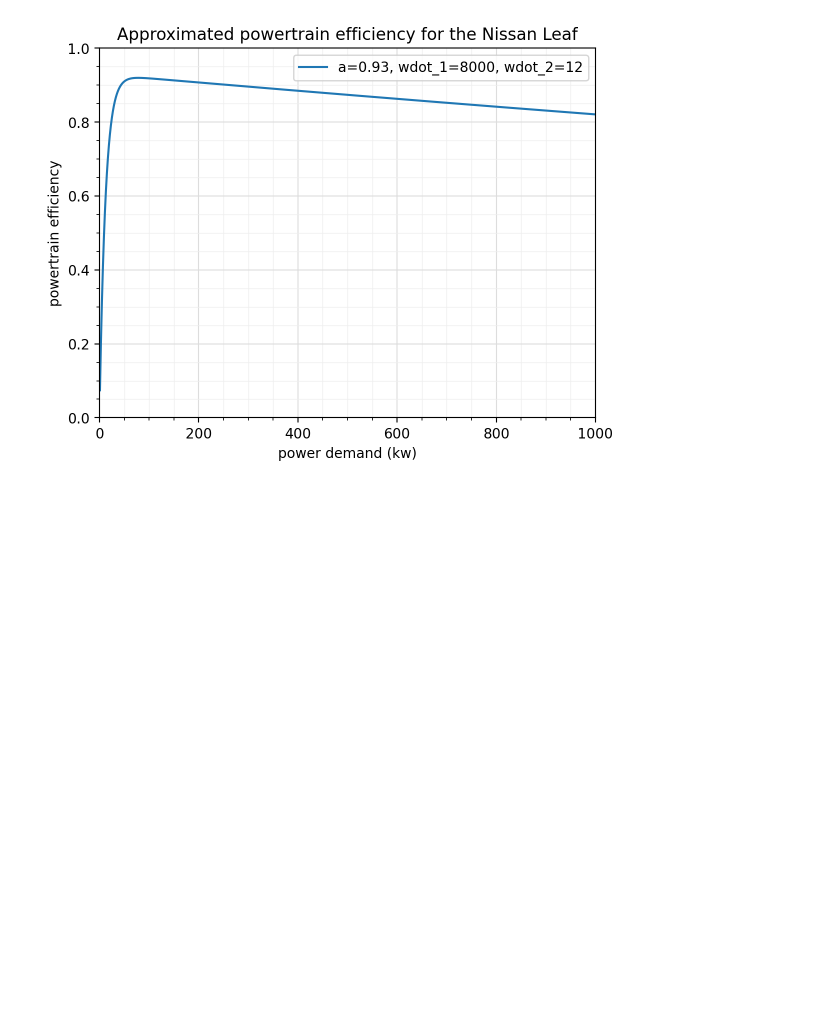
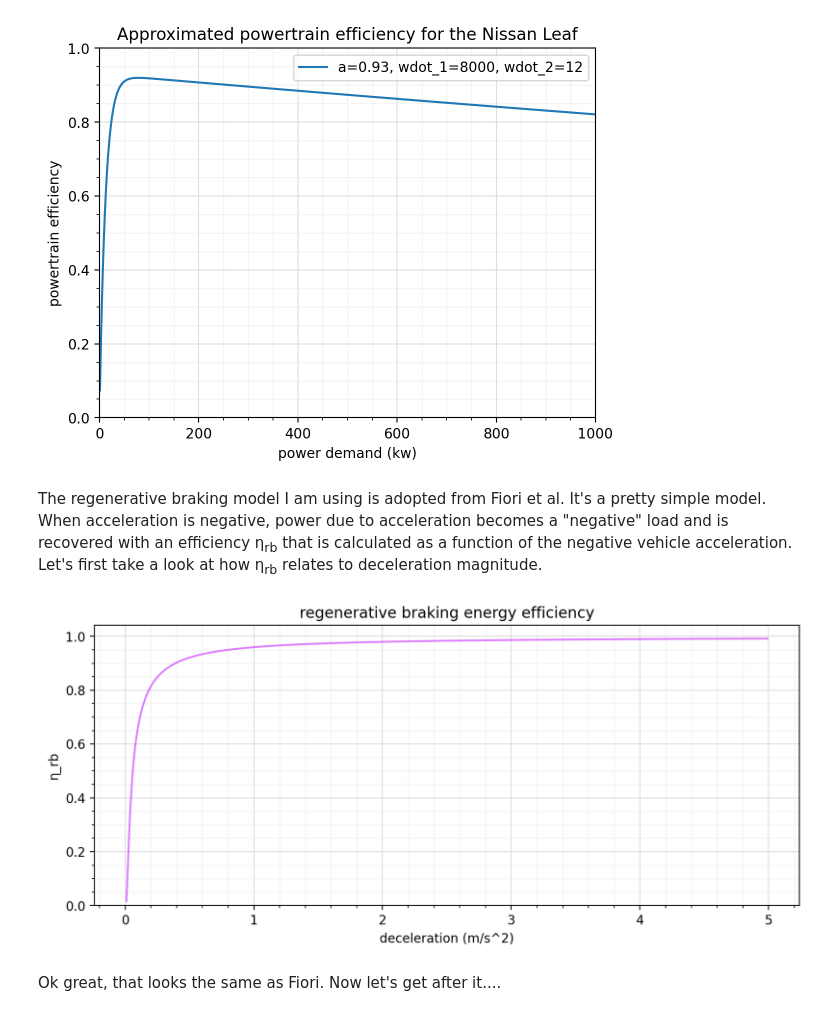
Before and after one commit to davvidbaker/aes-hw-s24, a Jupyter notebook: transportation/hw2.ipynb, the cells around one changed output. Saved outputs shown, nothing was run; the diff lists cells and outputs as text; code cells hidden in the pictures; blank space fills up the shorter version.

```diff
--- a/transportation/hw2.ipynb
+++ b/transportation/hw2.ipynb
@@ -654,3 +671,24 @@ plt.legend()
 plt.title("Approximated powertrain efficiency for the Nissan Leaf");
 # %% [output]
 [figure]
+# %% [markdown]
+The regenerative braking model I am using is adopted from Fiori et al. It's a pretty simple model. When acceleration is negative, power due to acceleration becomes a "negative" load and is recovered with an efficiency η<sub>rb</sub> that is calculated as a function of the negative vehicle acceleration. Let's first take a look at how η<sub>rb</sub> relates to deceleration magnitude.
+# %%
+decel = np.arange(0.01, 5, 0.01)
+plt.figure(figsize=(10, 4))
+color_rgb = hsv_to_rgb([0.1, 0.8, 1])
+plt.plot(
+    decel,
+    [calculate_regen_braking_efficiency(d) for d in decel],
+    alpha=0.5,
+    color='xkcd:bright purple'
+)
+plt.ylim(0)
+hw_utils.nice_grid(plt)
+plt.ylabel('η_rb')
+plt.title('regenerative braking energy efficiency')
+plt.xlabel('deceleration (m/s^2)');
+# %% [output]
+[figure, added]
+# %% [markdown]
+Ok great, that looks the same as Fiori. Now let's get after it....
```
Also changed, not shown: parts of 11 cells of this notebook.
